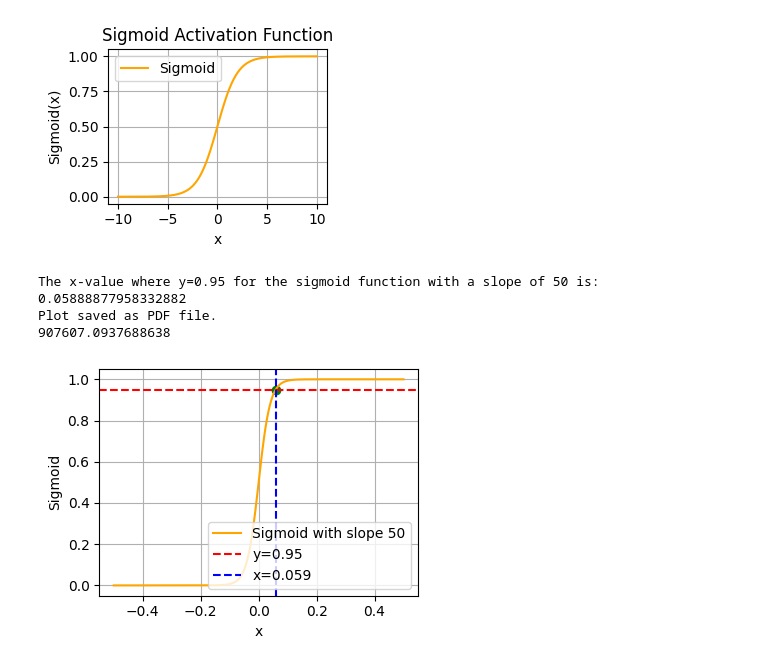
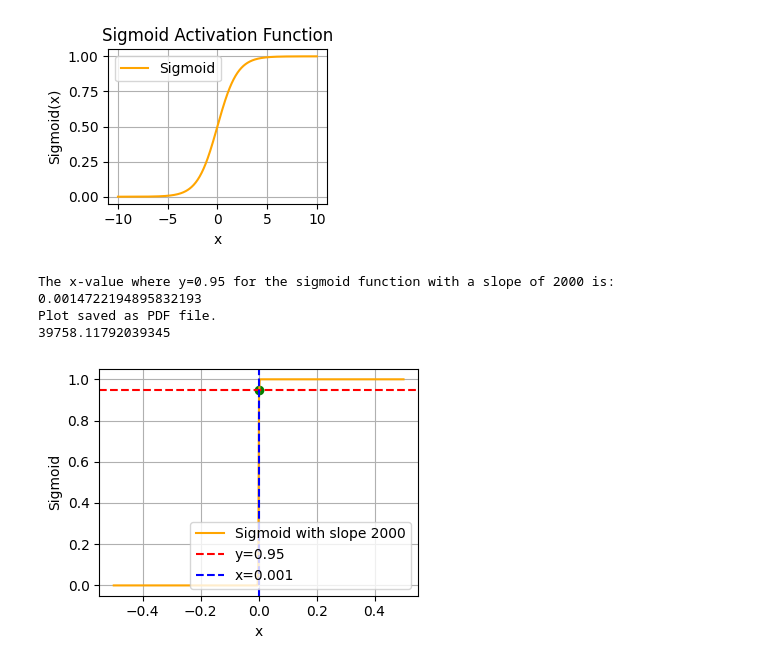
Before and after one commit to fred-renner/thesis, a Jupyter notebook: scripts/activation_functions.ipynb, the cells around one changed output. Saved outputs shown, nothing was run; the diff lists cells and outputs as text; code cells hidden in the pictures.

```diff
--- a/scripts/activation_functions.ipynb
+++ b/scripts/activation_functions.ipynb
@@ -55,41 +55,41 @@ from scipy.optimize import fsolve
 # Sigmoid function with slope adjustment
 def sigmoid(x, slope=1):
     return 1 / (1 + np.exp(-slope * x))
 
-# Equation to solve: sigmoid(x, slope=50) - 0.95 = 0
+# Equation to solve: sigmoid(x, slope=2000) - 0.95 = 0
 def equation_to_solve(x):
-    return sigmoid(x, slope=50) - 0.95
+    return sigmoid(x, slope=2000) - 0.95
 
 # Use fsolve to find the root of the equation
 x_value = fsolve(equation_to_solve, 0)[0]
 
-print(f"The x-value where y=0.95 for the sigmoid function with a slope of 50 is: {x_value}")
+print(f"The x-value where y=0.95 for the sigmoid function with a slope of 2000 is: {x_value}")
 
-# Plot Sigmoid with slope 50 and mark the point where y=0.95
+# Plot Sigmoid with slope 2000 and mark the point where y=0.95
 x = np.linspace(-0.5, 0.5, 400)
-y_sigmoid_slope_50 = sigmoid(x, slope=50)
+y_sigmoid_slope_2000 = sigmoid(x, slope=2000)
 
 plt.figure(figsize=(4,3))
-plt.plot(x, y_sigmoid_slope_50, label="Sigmoid with slope 50", color="orange")
+plt.plot(x, y_sigmoid_slope_2000, label="Sigmoid with slope 2000", color="orange")
 plt.axhline(y=0.95, color='red', linestyle='--', label="y=0.95")
 plt.axvline(x=x_value, color='blue', linestyle='--', label=f"x={x_value:.3f}")
 plt.scatter([x_value], [0.95], color='green')
-# plt.title("Sigmoid Activation Function with Slope 50")
+# plt.title("Sigmoid Activation Function with Slope 2000")
 plt.xlabel("x")
 plt.ylabel("Sigmoid")
 plt.legend(loc="lower right")
 plt.grid(True)
 plt.tight_layout()
-plt.savefig('/Users/fred/phd/thesis/images/sigmoid_slope_50.pdf')
+plt.savefig('/Users/fred/phd/thesis/images/sigmoid_slope_2000.pdf')
 
 print("Plot saved as PDF file.")
 def unscale_value(value,):
     value -=             -0.0011581625588125781
     value /= 1.3231924376614288e-07
     return value
 print(unscale_value(x_value)*2)
 # %% [output]
-The x-value where y=0.95 for the sigmoid function with a slope of 50 is: 0.05888877958332882
+The x-value where y=0.95 for the sigmoid function with a slope of 2000 is: 0.0014722194895832193
 Plot saved as PDF file.
-907607.0937688638
+39758.11792039345
-[figure, old version]
+[figure, new version]
```
Also changed, not shown: 10 other files.
